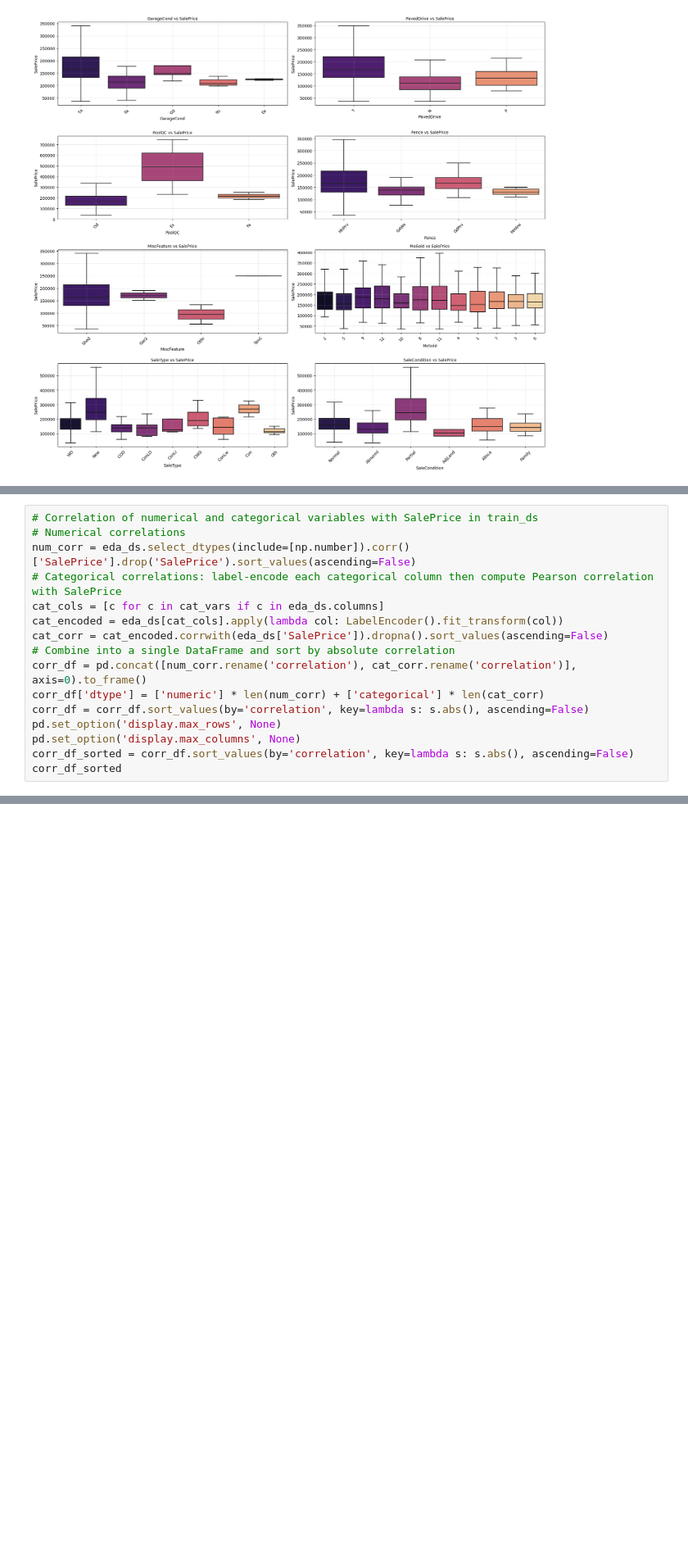
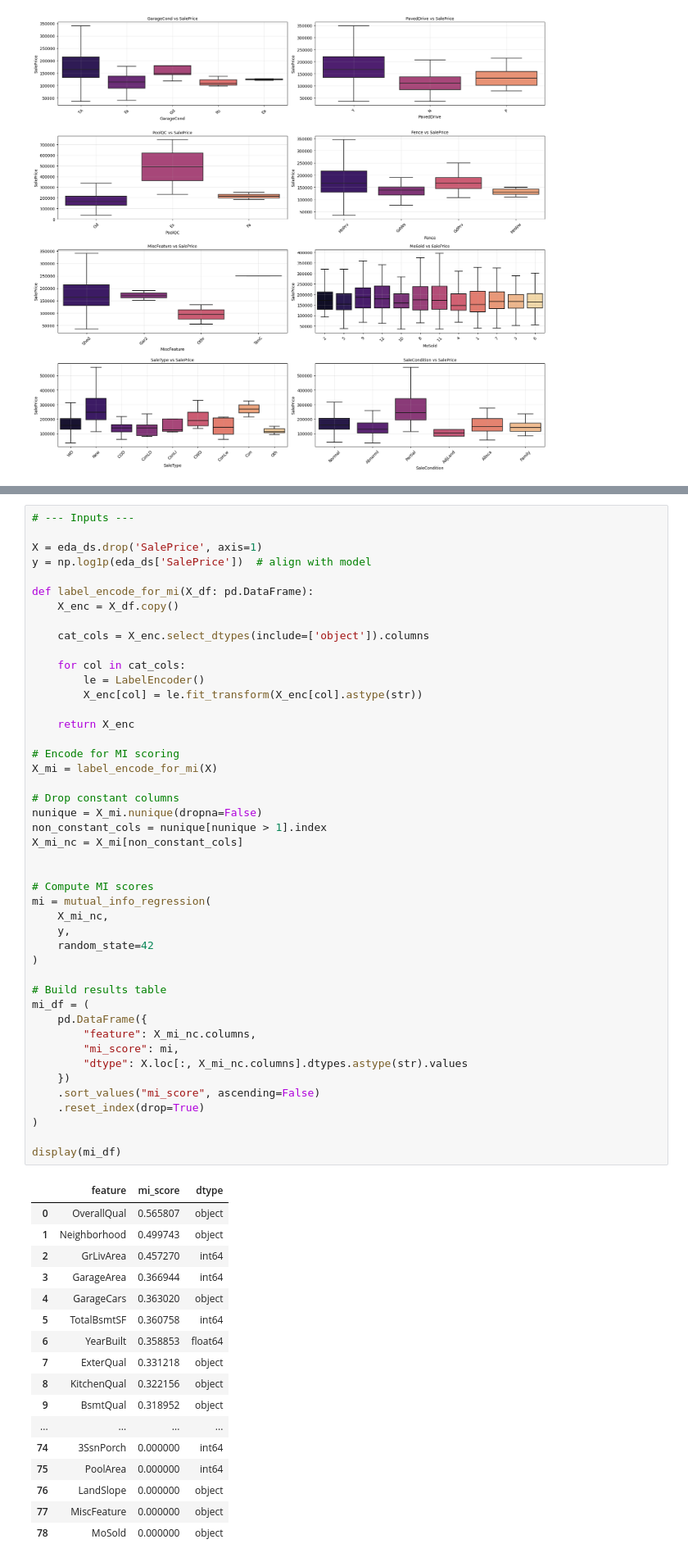
Before and after one commit to lmacakova/prices, a Jupyter notebook: house_prices.ipynb, the cells around one changed output, grey strips where cells are left out. Shown at 82% size. Drawn from its saved outputs; the diff is of its cells as text; blank space fills up the shorter version.

```diff
--- a/house_prices.ipynb
+++ b/house_prices.ipynb
@@ -485,16 +481,0 @@ Pearson's correlation:
-# %%
-# Correlation of numerical and categorical variables with SalePrice in train_ds
-# Numerical correlations
-num_corr = eda_ds.select_dtypes(include=[np.number]).corr()['SalePrice'].drop('SalePrice').sort_values(ascending=False)
-# Categorical correlations: label-encode each categorical column then compute Pearson correlation with SalePrice
-cat_cols = [c for c in cat_vars if c in eda_ds.columns]
-cat_encoded = eda_ds[cat_cols].apply(lambda col: LabelEncoder().fit_transform(col))
-cat_corr = cat_encoded.corrwith(eda_ds['SalePrice']).dropna().sort_values(ascending=False)
-# Combine into a single DataFrame and sort by absolute correlation
-corr_df = pd.concat([num_corr.rename('correlation'), cat_corr.rename('correlation')], axis=0).to_frame()
-corr_df['dtype'] = ['numeric'] * len(num_corr) + ['categorical'] * len(cat_corr)
-corr_df = corr_df.sort_values(by='correlation', key=lambda s: s.abs(), ascending=False)
-pd.set_option('display.max_rows', None)
-pd.set_option('display.max_columns', None)
-corr_df_sorted = corr_df.sort_values(by='correlation', key=lambda s: s.abs(), ascending=False)
-corr_df_sorted
@@ -542,0 +484,63 @@ low_corr_features
+# %%
+# --- Inputs ---
+
+X = eda_ds.drop('SalePrice', axis=1)
+y = np.log1p(eda_ds['SalePrice'])  # align with model
+
+def label_encode_for_mi(X_df: pd.DataFrame):
+    X_enc = X_df.copy()
+
+    cat_cols = X_enc.select_dtypes(include=['object']).columns
+
+    for col in cat_cols:
+        le = LabelEncoder()
+        X_enc[col] = le.fit_transform(X_enc[col].astype(str))
+
+    return X_enc
+
+# Encode for MI scoring
+X_mi = label_encode_for_mi(X)
+
+# Drop constant columns
+nunique = X_mi.nunique(dropna=False)
+non_constant_cols = nunique[nunique > 1].index
+X_mi_nc = X_mi[non_constant_cols]
+
+
+# Compute MI scores
+mi = mutual_info_regression(
+    X_mi_nc,
+    y,
+    random_state=42
+)
+
+# Build results table
+mi_df = (
+    pd.DataFrame({
+        "feature": X_mi_nc.columns,
+        "mi_score": mi,
+        "dtype": X.loc[:, X_mi_nc.columns].dtypes.astype(str).values
+    })
+    .sort_values("mi_score", ascending=False)
+    .reset_index(drop=True)
+)
+
+display(mi_df)
+# %% [output]
+|  | feature | mi_score | dtype |
+| 0 | OverallQual | 0.565807 | object |
+| 1 | Neighborhood | 0.499743 | object |
+| 2 | GrLivArea | 0.457270 | int64 |
+| 3 | GarageArea | 0.366944 | int64 |
+| 4 | GarageCars | 0.363020 | object |
+| 5 | TotalBsmtSF | 0.360758 | int64 |
+| 6 | YearBuilt | 0.358853 | float64 |
+| 7 | ExterQual | 0.331218 | object |
+| 8 | KitchenQual | 0.322156 | object |
+| 9 | BsmtQual | 0.318952 | object |
+| ... | ... | ... | ... |
+| 74 | 3SsnPorch | 0.000000 | int64 |
+| 75 | PoolArea | 0.000000 | int64 |
+| 76 | LandSlope | 0.000000 | object |
+| 77 | MiscFeature | 0.000000 | object |
+| 78 | MoSold | 0.000000 | object |
```
Also changed, not shown: parts of 11 cells of this notebook.
